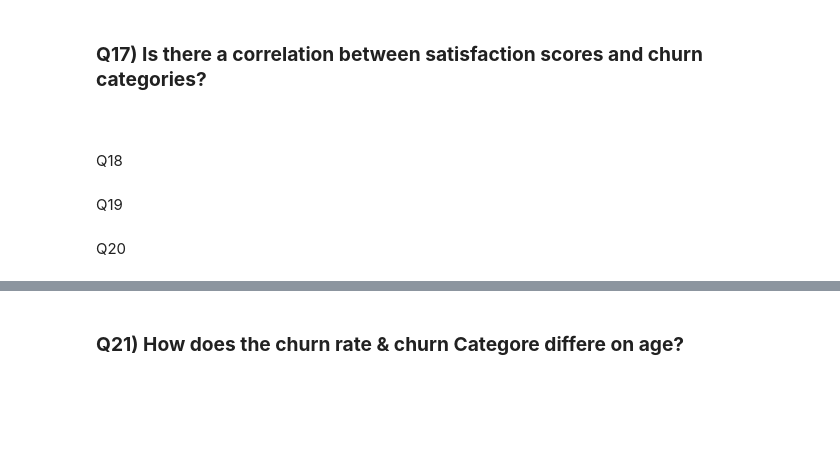
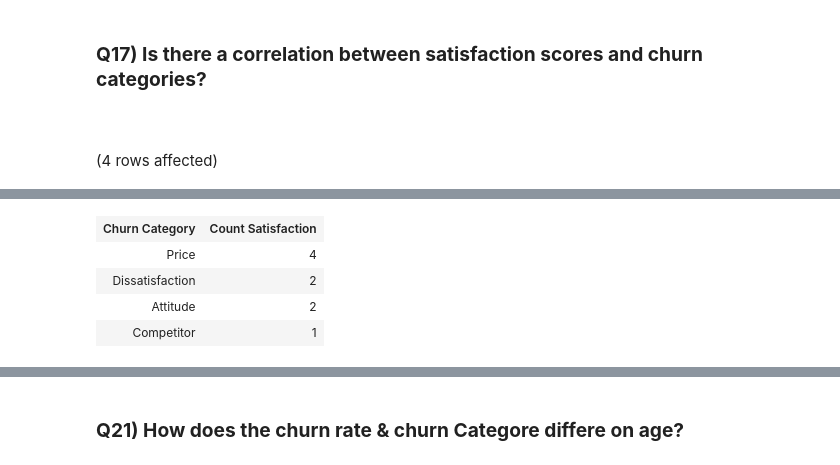
Before and after one commit to sohilamohey/ITI-SQL-Project-Telco-Company, a Jupyter notebook: Offical Code.ipynb, the cells around one changed output, grey strips where cells are left out. Saved outputs shown, nothing was run; the diff lists cells and outputs as text; code cells hidden in the pictures; blank space fills up the shorter version.

```diff
--- a/Offical Code.ipynb
+++ b/Offical Code.ipynb
@@ -450,9 +526,19 @@ Total execution time: 00:00:00.012
 ### **Q17) Is there a correlation between satisfaction scores and churn categories?**
 
 <span style="color: var(--vscode-foreground);"><br></span>
-# %% [markdown]
-Q18
-# %% [markdown]
-Q19
-# %% [markdown]
-Q20
+# %%
+DECLARE @s_score INT
+SET @s_score = 4
+
+SELECT Churn_Category [Churn Category],
+       COUNT(Satisfaction_Score) [Count Satisfaction]
+FROM
+    Status
+WHERE
+    Satisfaction_Score = @s_score
+GROUP BY
+    Churn_Category
+ORDER BY
+    2 DESC;
+# %% [output]
+(4 rows affected)
@@ -458,0 +546,5 @@ Q20
+| Churn Category | Count Satisfaction |
+| Price | 4 |
+| Dissatisfaction | 2 |
+| Attitude | 2 |
+| Competitor | 1 |
```
Also changed, not shown: parts of 29 cells of this notebook.
